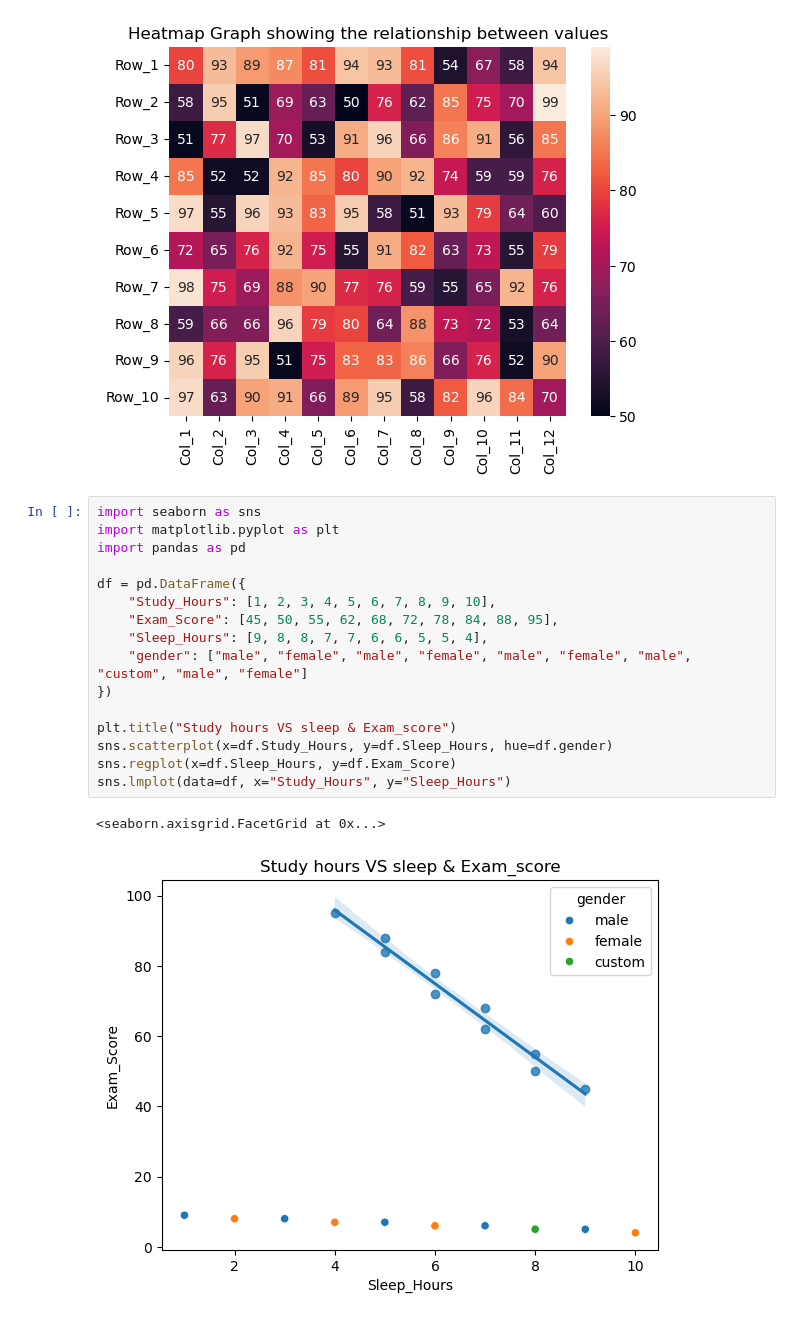
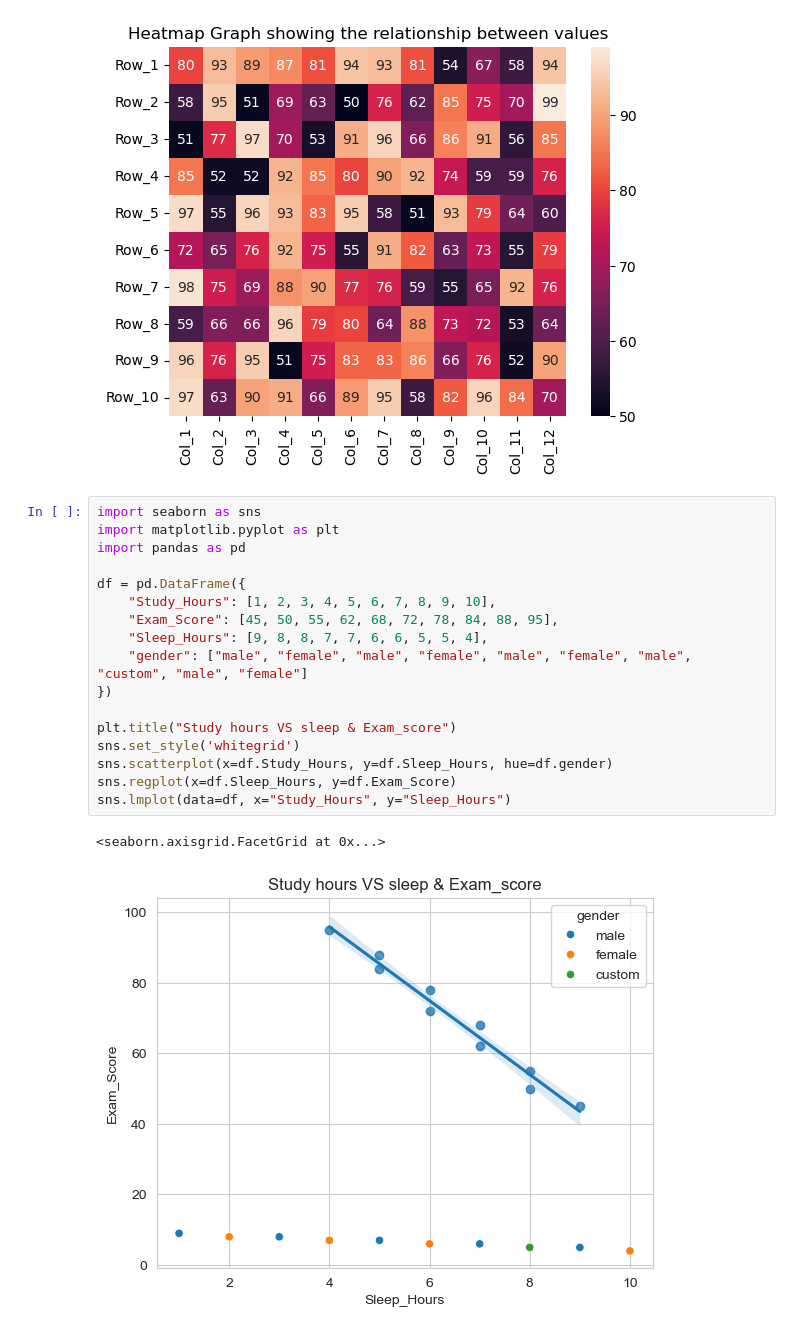
Before and after one commit to Honore-models/Pandas, a Jupyter notebook: Datavisualization_notebooks/visualization.ipynb, the cells around one changed output. Cells and saved outputs as stored; diff of their text form.

```diff
--- a/Datavisualization_notebooks/visualization.ipynb
+++ b/Datavisualization_notebooks/visualization.ipynb
@@ -59,19 +59,20 @@ sns.heatmap(data=df, annot=True)
 # %%
 import seaborn as sns
 import matplotlib.pyplot as plt
 import pandas as pd
 
 df = pd.DataFrame({
     "Study_Hours": [1, 2, 3, 4, 5, 6, 7, 8, 9, 10],
     "Exam_Score": [45, 50, 55, 62, 68, 72, 78, 84, 88, 95],
     "Sleep_Hours": [9, 8, 8, 7, 7, 6, 6, 5, 5, 4],
     "gender": ["male", "female", "male", "female", "male", "female", "male", "custom", "male", "female"]
 })
 
 plt.title("Study hours VS sleep & Exam_score")
+sns.set_style('whitegrid')
 sns.scatterplot(x=df.Study_Hours, y=df.Sleep_Hours, hue=df.gender)
 sns.regplot(x=df.Sleep_Hours, y=df.Exam_Score)
 sns.lmplot(data=df, x="Study_Hours", y="Sleep_Hours")
 # %% [output]
 <seaborn.axisgrid.FacetGrid at 0x...>
-[figure, old version]
+[figure, new version]
```
Also changed, not shown: parts of 3 cells of this notebook.
